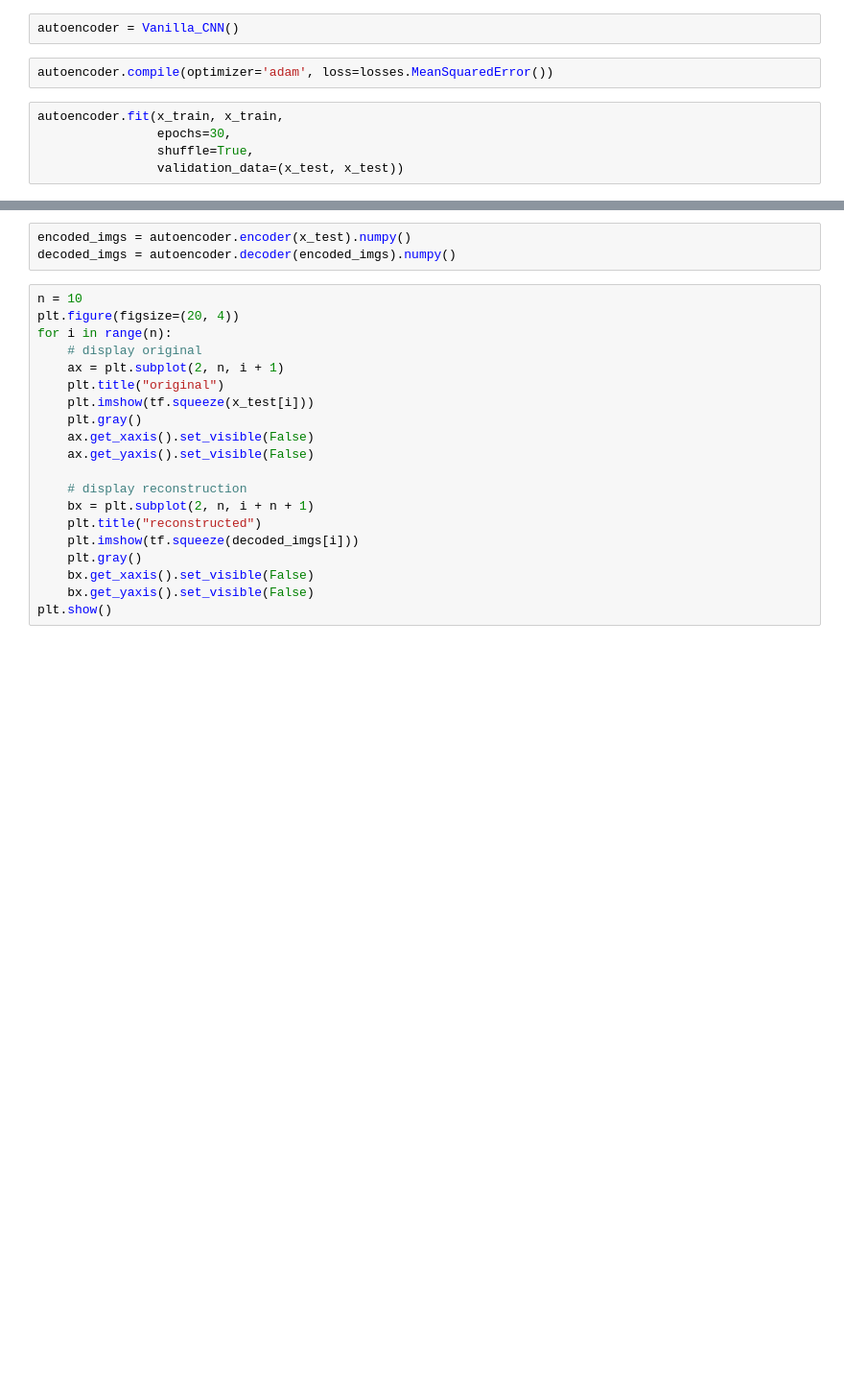
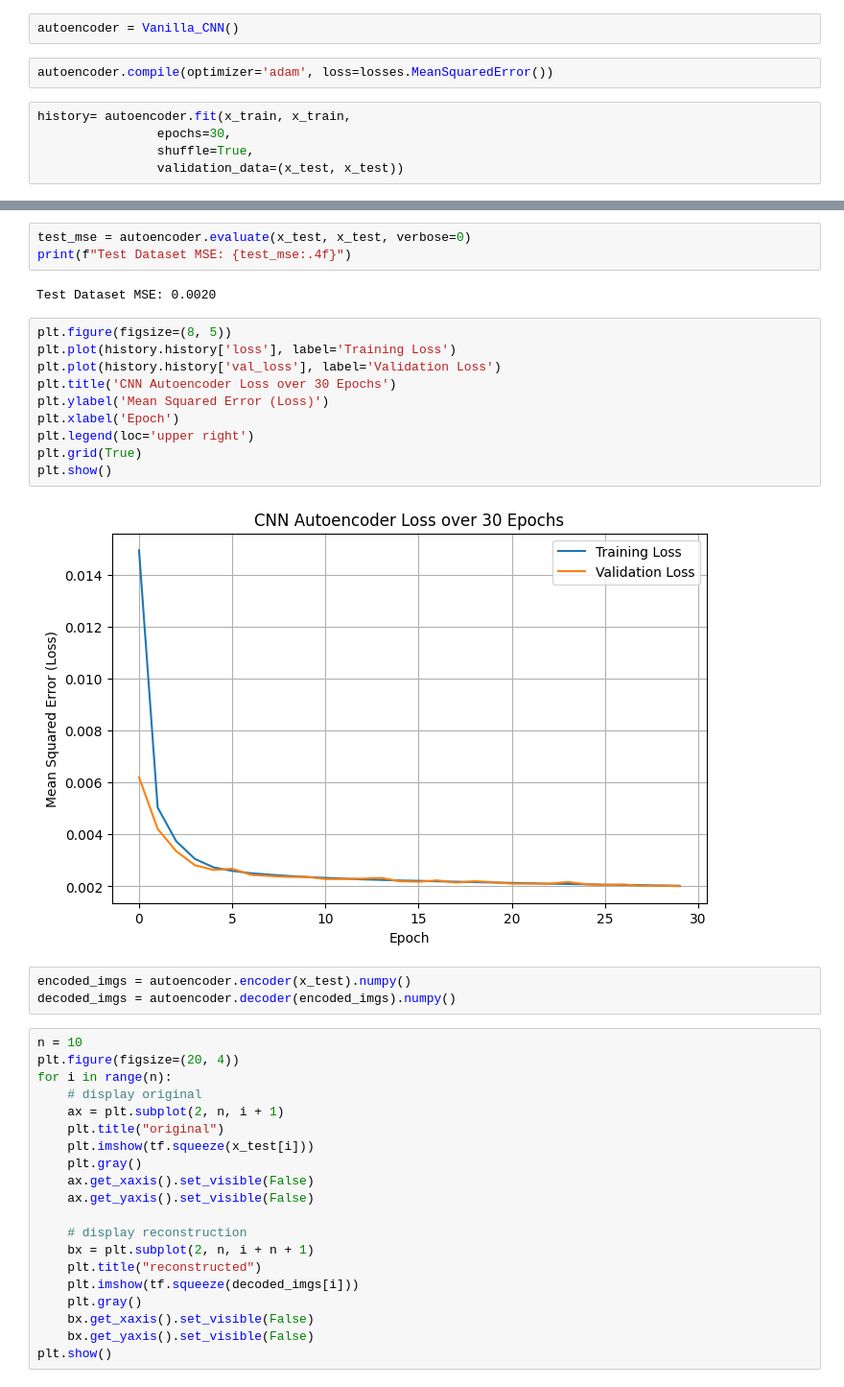
Before and after one commit to Janith303/SE4050-Deep-Learning-Lab-7, a Jupyter notebook: lab_7_AE_Vanilla_CNN.ipynb, the cells around one changed output, grey strips where cells are left out. Shown at 96% size. Drawn from its saved outputs; the diff is of its cells as text; blank space fills up the shorter version.

Commit message:
Update notebooks with 30-epoch training, MSE evaluation, and loss plots for Lab 7

```diff
--- a/lab_7_AE_Vanilla_CNN.ipynb
+++ b/lab_7_AE_Vanilla_CNN.ipynb
@@ -58,7 +67,7 @@ autoencoder = Vanilla_CNN()
 # %%
 autoencoder.compile(optimizer='adam', loss=losses.MeanSquaredError())
 # %%
-autoencoder.fit(x_train, x_train,
+history= autoencoder.fit(x_train, x_train,
                 epochs=30,
                 shuffle=True,
                 validation_data=(x_test, x_test))
@@ -119,3 +124,20 @@ _________________________________________________________________
+# %%
+test_mse = autoencoder.evaluate(x_test, x_test, verbose=0)
+print(f"Test Dataset MSE: {test_mse:.4f}")
+# %% [output]
+Test Dataset MSE: 0.0020
+# %%
+plt.figure(figsize=(8, 5))
+plt.plot(history.history['loss'], label='Training Loss')
+plt.plot(history.history['val_loss'], label='Validation Loss')
+plt.title('CNN Autoencoder Loss over 30 Epochs')
+plt.ylabel('Mean Squared Error (Loss)')
+plt.xlabel('Epoch')
+plt.legend(loc='upper right')
+plt.grid(True)
+plt.show()
+# %% [output]
+[figure, added]
 # %%
 encoded_imgs = autoencoder.encoder(x_test).numpy()
 decoded_imgs = autoencoder.decoder(encoded_imgs).numpy()
```
Also changed, not shown: parts of 4 cells of this notebook.
